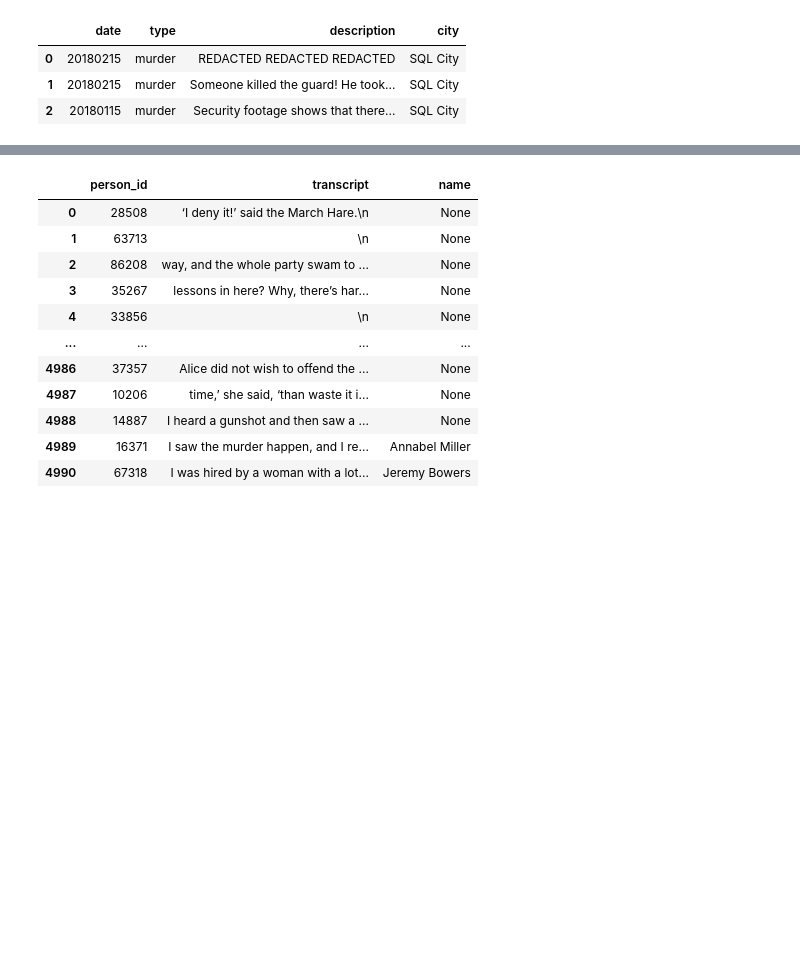
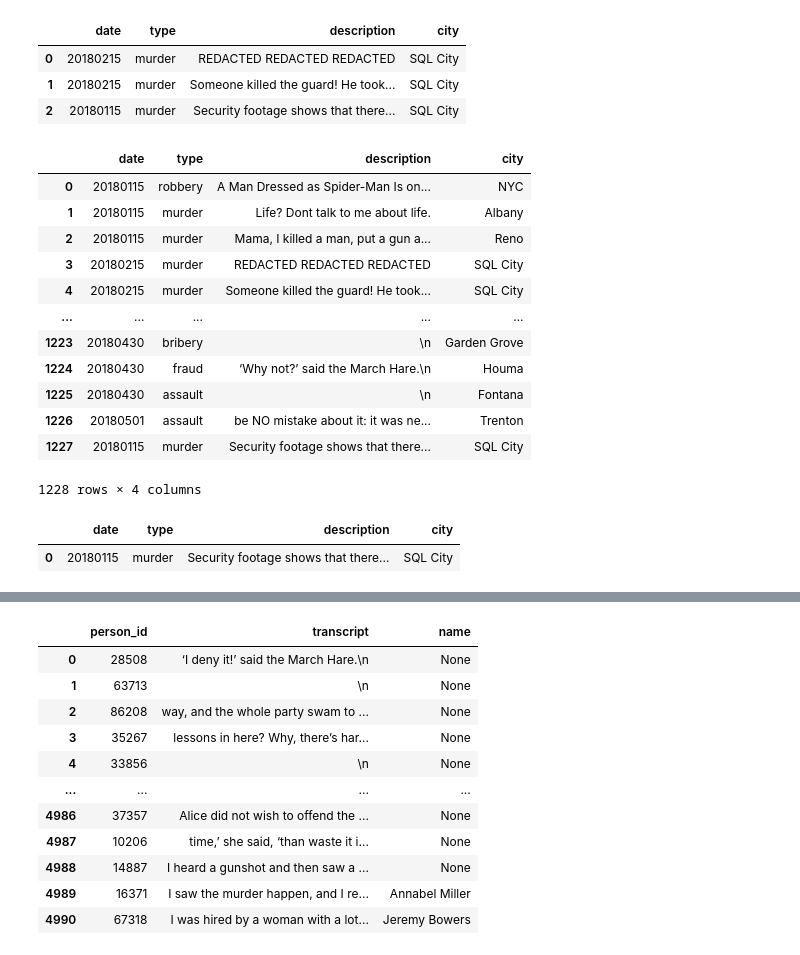
Before and after one commit to BrendzRdgz/TeamChallenge6, a Jupyter notebook: SQL Murder/Parte_I_SQL Game.ipynb, the cells around one changed output, grey strips where cells are left out. Drawn from its saved outputs; the diff is of its cells as text; code cells hidden in the pictures; blank space fills up the shorter version.

```diff
--- a/SQL Murder/Parte_I_SQL Game.ipynb
+++ b/SQL Murder/Parte_I_SQL Game.ipynb
@@ -29,6 +29,10 @@ A crime has taken place and the detective needs your help. The detective gave yo
 
 import pandas as pd
 import sqlite3
+import markdown
+
+# Configurar las opciones de visualización para mostrar el texto completo
+pd.set_option("display.max_colwidth", None)
 
 # Conectamos con el fichero y creamos cursor
 connection = sqlite3.connect(".\Data\sql-murder-mystery.db")
@@ -62,4 +66,11 @@ for table in tables:
 Empty DataFrame
 Columns: [user, value]
 Index: []
+# %%
+# Definimos la función para hacer queries.
+def sql_query(query):
+    cursor.execute(query)
+    resultado = cursor.fetchall()
+    columnas = [d[0] for d in cursor.description]
+    return pd.DataFrame(resultado, columns= columnas)
 # %% [markdown]
@@ -99,3 +112,41 @@ df_Crime_scene
 | 0 | 20180215 | murder | REDACTED REDACTED REDACTED | SQL City |
 | 1 | 20180215 | murder | Someone killed the guard! He took... | SQL City |
 | 2 | 20180115 | murder | Security footage shows that there... | SQL City |
+# %%
+# Consultamos Crime Scene Report para localizar cómo aparecen los datos y cuáles son
+consulta_sql = '''
+SELECT *
+FROM crime_scene_report
+'''
+
+# Ejecutar la consulta
+df_Crime_scene = sql_query(consulta_sql)
+df_Crime_scene
+# %% [output]
+|  | date | type | description | city |
+| 0 | 20180115 | robbery | A Man Dressed as Spider-Man Is on... | NYC |
+| 1 | 20180115 | murder | Life? Dont talk to me about life. | Albany |
+| 2 | 20180115 | murder | Mama, I killed a man, put a gun a... | Reno |
+| 3 | 20180215 | murder | REDACTED REDACTED REDACTED | SQL City |
+| 4 | 20180215 | murder | Someone killed the guard! He took... | SQL City |
+| ... | ... | ... | ... | ... |
+| 1223 | 20180430 | bribery | \n | Garden Grove |
+| 1224 | 20180430 | fraud | ‘Why not?’ said the March Hare.\n | Houma |
+| 1225 | 20180430 | assault | \n | Fontana |
+| 1226 | 20180501 | assault | be NO mistake about it: it was ne... | Trenton |
+| 1227 | 20180115 | murder | Security footage shows that there... | SQL City |
+1228 rows × 4 columns
+# %%
+# la fecha aparecerá como 20180115 según el formato que sigue, type es murder y city SQL City
+consulta_sql = '''
+SELECT *
+FROM crime_scene_report
+WHERE date = "20180115" AND city='SQL City'AND type = "murder"
+'''
+
+# Ejecutar la consulta
+df_Crime_scene = sql_query(consulta_sql)
+df_Crime_scene
+# %% [output]
+|  | date | type | description | city |
+| 0 | 20180115 | murder | Security footage shows that there... | SQL City |
```
Also changed, not shown: parts of 16 cells of this notebook.
